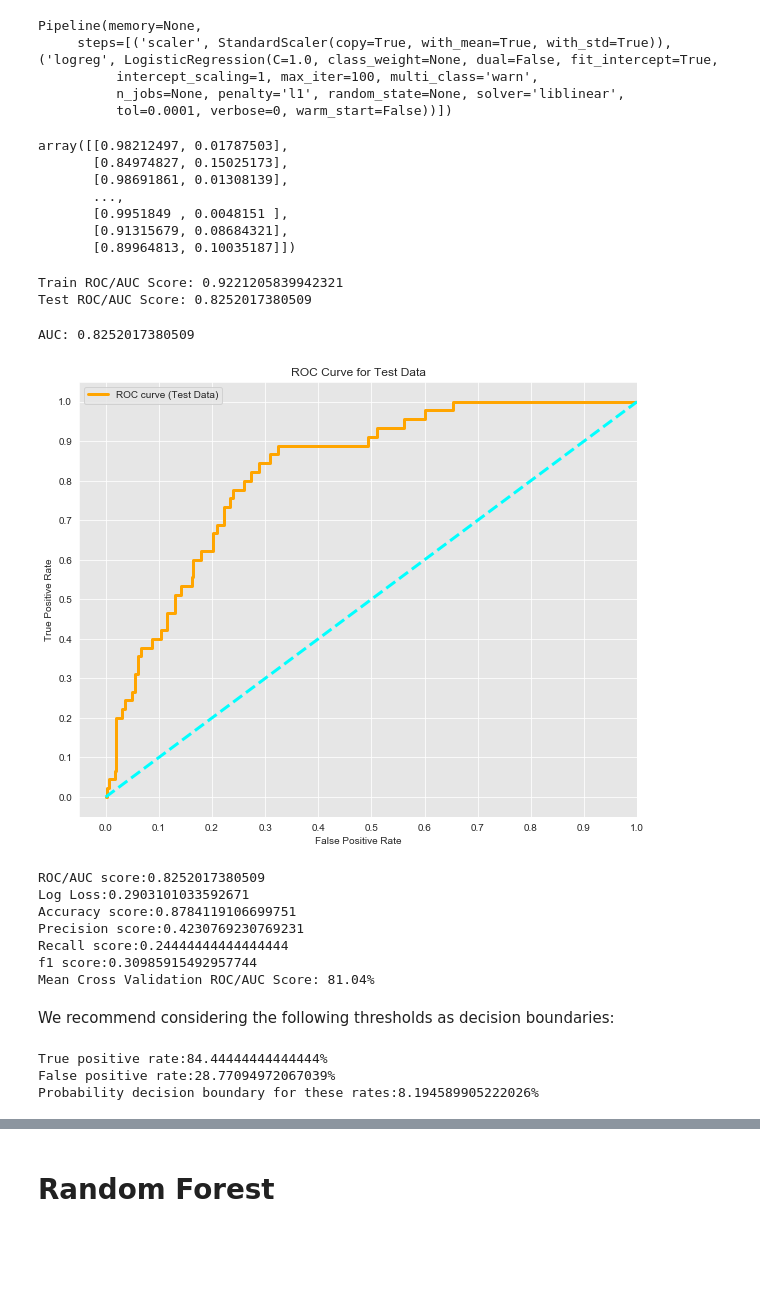
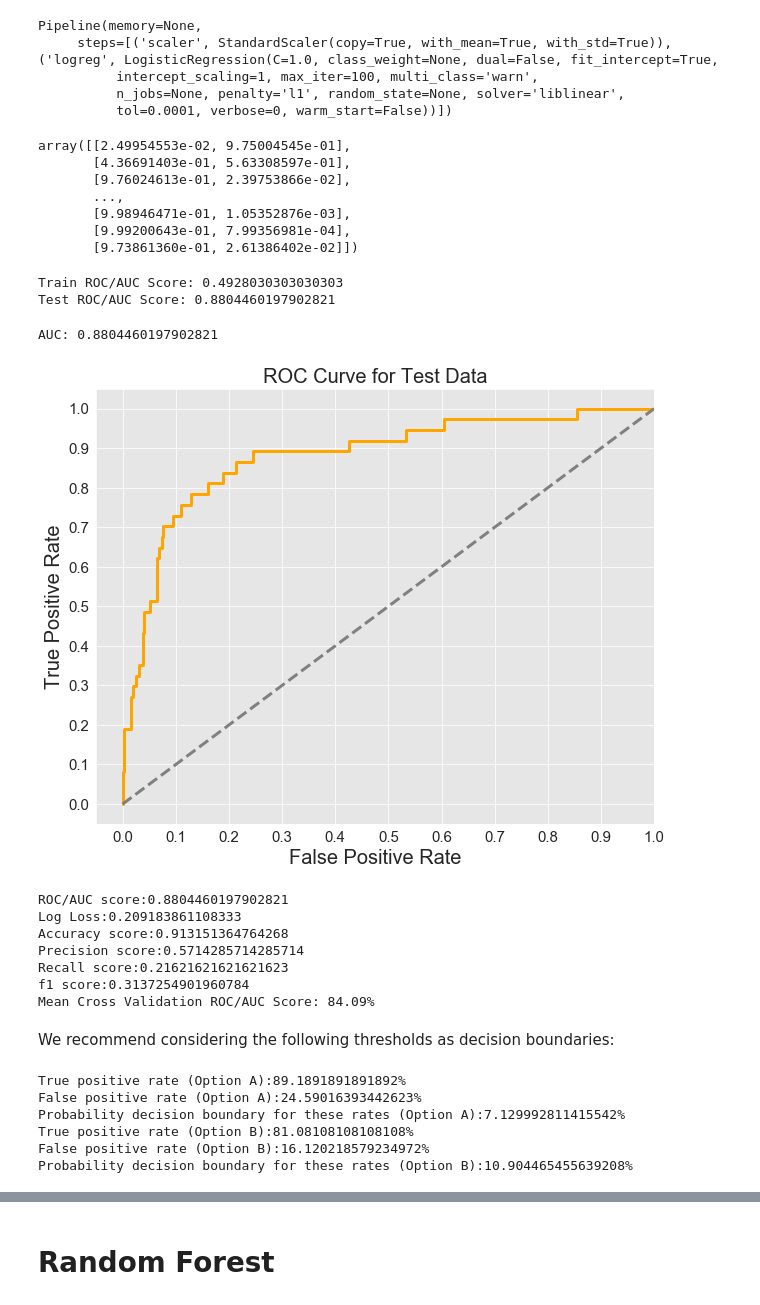
Before and after one commit to MIAISEMAN/mod_3_project, a Jupyter notebook: module_3_project.ipynb, the cells around one changed output, grey strips where cells are left out. Cells and saved outputs as stored; diff of their text form; code cells hidden in the pictures; blank space fills up the shorter version.

Commit message:
add graphs and feature importance

```diff
--- a/module_3_project.ipynb
+++ b/module_3_project.ipynb
@@ -619,5 +619,4 @@ array(['state_cols_1.0', 'state_cols_2.0', 'state_cols_4.0',
 ohe = pd.DataFrame(encoder.transform(state_cols).toarray(),
                    columns=encoder.get_feature_names(["state_cols"]))
 # %%
-counties_encoded = pd.concat([counties_data.drop("state", axis=1), ohe], axis=1)
-counties_encoded.head().T
+counties_encoded = pd.concat([counties_data.drop(['state'], axis=1), ohe], axis=1)
@@ -642,0 +623,3 @@ counties_encoded.head().T
+# %%
+counties_encoded.drop(['state_cols_56.0'], axis=1, inplace=True)
+counties_encoded.head().T
@@ -667,48 +669,45 @@ Pipeline(memory=None,
 # %%
 ye_hat_train_probs = pipe2.predict_proba(Xe_train)
 ye_hat_test_probs = pipe2.predict_proba(Xe_test)
-ye_hat_train_probs
+ye_hat_train_probs #our probabilities for the encoded data
 # %% [output]
-array([[0.98212497, 0.01787503],
-       [0.84974827, 0.15025173],
-       [0.98691861, 0.01308139],
+array([[2.49954553e-02, 9.75004545e-01],
+       [4.36691403e-01, 5.63308597e-01],
+       [9.76024613e-01, 2.39753866e-02],
        ...,
-       [0.9951849 , 0.0048151 ],
-       [0.91315679, 0.08684321],
-       [0.89964813, 0.10035187]])
+       [9.98946471e-01, 1.05352876e-03],
+       [9.99200643e-01, 7.99356981e-04],
+       [9.73861360e-01, 2.61386402e-02]])
 # %%
-ye_hat_test_1_probs = pipe2.predict_proba(Xe_test)[:,1]
+ye_hat_test_1_probs = pipe2.predict_proba(Xe_test)[:,1] #only our 1 probabilities
 fpre, tpre, thresholdse = roc_curve(ye_test, ye_hat_test_1_probs)
 
-ye_hat_train_1_probs = pipe2.predict_proba(Xe_train)[:,1]
-train_fpre, train_tpre, train_thresholdse = roc_curve(ye_train, ye_hat_train_1_probs)
 print(f"Train ROC/AUC Score: {roc_auc_score(ye_train, ye_hat_train_1_probs)}")
 print(f"Test ROC/AUC Score: {roc_auc_score(ye_test, ye_hat_test_1_probs)}")
 # %% [output]
-Train ROC/AUC Score: 0.9221205839942321
-Test ROC/AUC Score: 0.8252017380509
+Train ROC/AUC Score: 0.4928030303030303
+Test ROC/AUC Score: 0.8804460197902821
 # %%
 #set seaborn styling
 sns.set_style("darkgrid", {"axes.facecolor": ".9"})
 #set figure size
 plt.figure(figsize=(10,8))
 lw = 3 #linewidth
 plt.plot(fpre, tpre, color='orange',
          lw=lw, label='ROC curve (Test Data)') #plot the fpr and tpr
-plt.plot([0, 1], [0, 1], color='cyan', lw=lw, linestyle='--') #plot the 50% rating
+plt.plot([0, 1], [0, 1], color='gray', lw=lw, linestyle='--') #plot the 50% rating
 plt.xlim([-0.05, 1.0]) #set plot domain
 plt.ylim([-0.05, 1.05])#set plot range
-plt.yticks([i/10.0 for i in range(11)])
-plt.xticks([i/10.0 for i in range(11)])
-plt.xlabel('False Positive Rate')
-plt.ylabel('True Positive Rate')
-plt.title("ROC Curve for Test Data")
-plt.legend(loc="upper left")
+plt.yticks([i/10.0 for i in range(11)], fontsize=15)
+plt.xticks([i/10.0 for i in range(11)], fontsize=15)
+plt.xlabel('False Positive Rate', fontsize=20)
+plt.ylabel('True Positive Rate', fontsize=20)
+plt.title("ROC Curve for Test Data", fontsize=20)
 print('AUC: {}'.format(roc_auc_score(ye_test, ye_hat_test_1_probs)))
 plt.show()
 # %% [output]
-AUC: 0.8252017380509
+AUC: 0.8804460197902821
-[figure, old version]
+[figure, new version]
 # %%
 print(f"ROC/AUC score:{roc_auc_score(ye_test, ye_hat_test_1_probs)}")
 print(f"Log Loss:{log_loss(ye_test, ye_hat_test_1_probs)}")
@@ -721,20 +720,28 @@ pipe2_cv_score = cross_val_score(pipe2, Xe_test, ye_test, cv=5, scoring='roc_auc
 mean_pipe2_cv_score = pipe2_cv_score.mean()
 print("Mean Cross Validation ROC/AUC Score: {:.4}%".format(mean_pipe2_cv_score * 100))
 # %% [output]
-ROC/AUC score:0.8252017380509
-Log Loss:0.2903101033592671
-Accuracy score:0.8784119106699751
-Precision score:0.4230769230769231
-Recall score:0.24444444444444444
-f1 score:0.30985915492957744
-Mean Cross Validation ROC/AUC Score: 81.04%
+ROC/AUC score:0.8804460197902821
+Log Loss:0.209183861108333
+Accuracy score:0.913151364764268
+Precision score:0.5714285714285714
+Recall score:0.21621621621621623
+f1 score:0.3137254901960784
+Mean Cross Validation ROC/AUC Score: 84.09%
 # %% [markdown]
 We recommend considering the following thresholds as decision boundaries:
 # %%
-print(f"True positive rate:{tpre[-16]*100}%")
-print(f"False positive rate:{fpre[-16]*100}%")
-print(f"Probability decision boundary for these rates:{thresholdse[-16]*100}%")
+option_a=-10
+option_b=-16
+print(f"True positive rate (Option A):{tpre[option_a]*100}%")
+print(f"False positive rate (Option A):{fpre[option_a]*100}%")
+print(f"Probability decision boundary for these rates (Option A):{thresholdse[option_a]*100}%")
+print(f"True positive rate (Option B):{tpre[option_b]*100}%")
+print(f"False positive rate (Option B):{fpre[option_b]*100}%")
+print(f"Probability decision boundary for these rates (Option B):{thresholdse[option_b]*100}%")
 # %% [output]
-True positive rate:84.44444444444444%
-False positive rate:28.77094972067039%
-Probability decision boundary for these rates:8.194589905222026%
+True positive rate (Option A):89.1891891891892%
+False positive rate (Option A):24.59016393442623%
+Probability decision boundary for these rates (Option A):7.129992811415542%
+True positive rate (Option B):81.08108108108108%
+False positive rate (Option B):16.120218579234972%
+Probability decision boundary for these rates (Option B):10.904465455639208%
```
Also changed, not shown: parts of 24 cells of this notebook.
